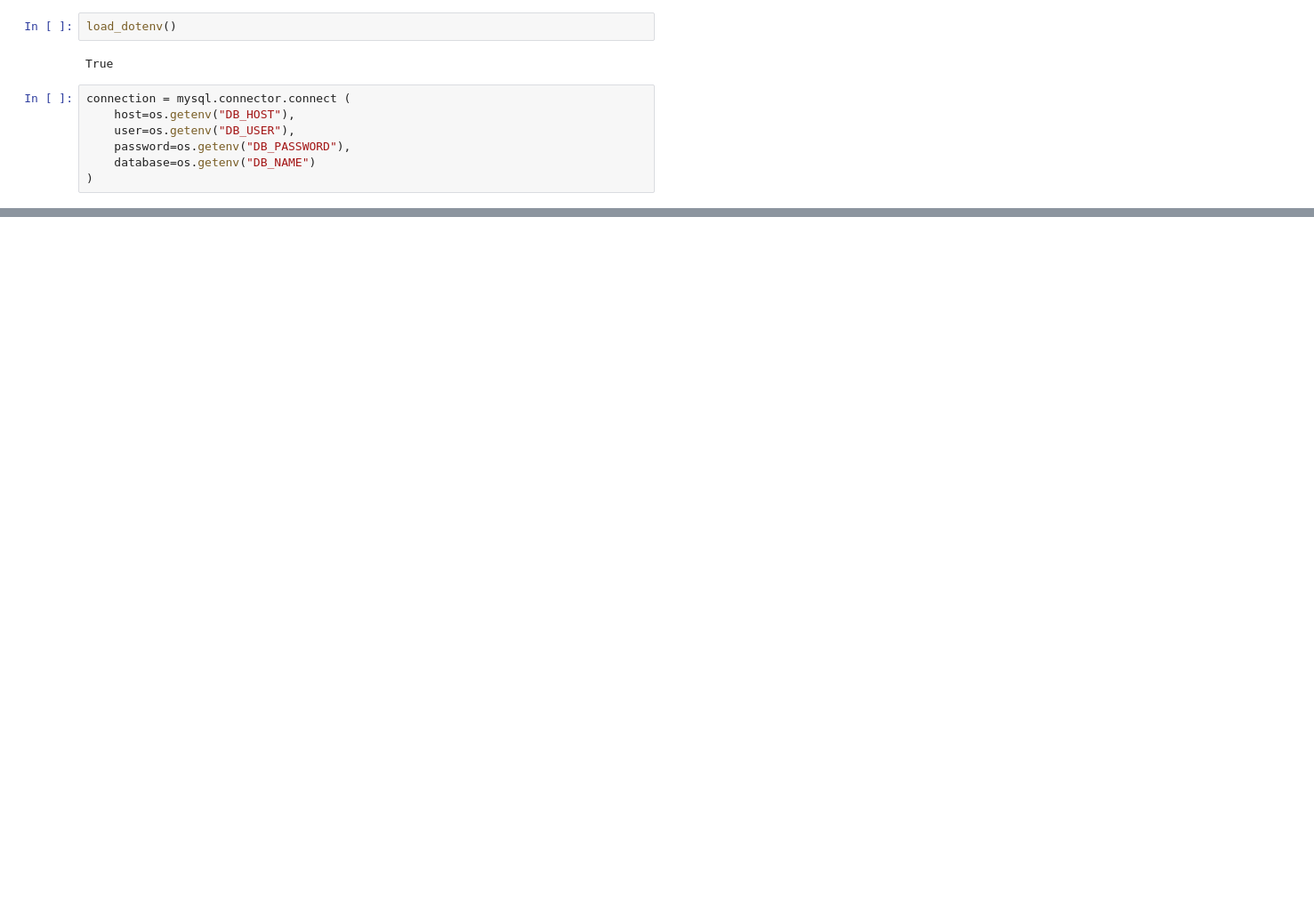
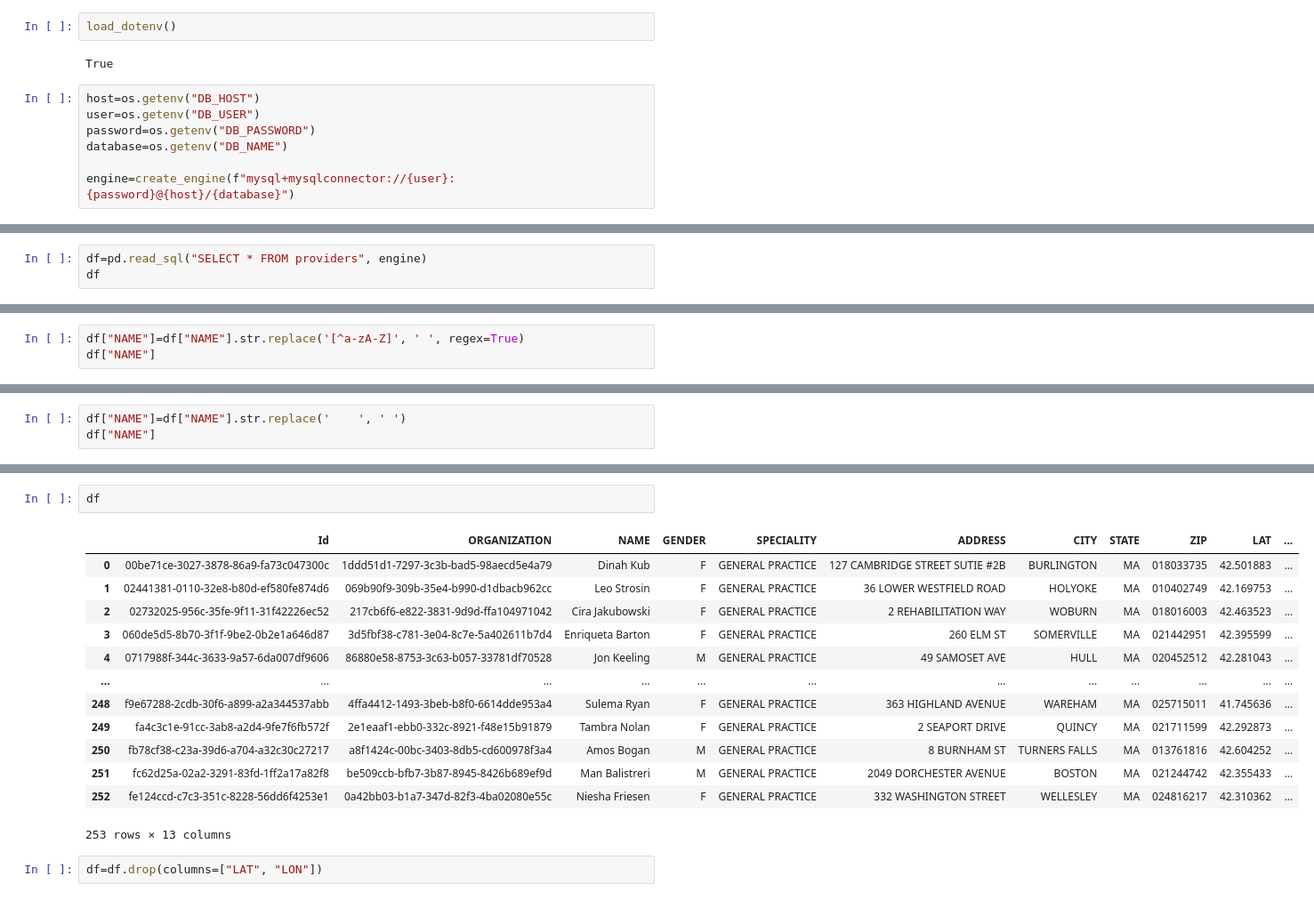
Before and after one commit to lunasiawebb/Tutorial-Learning, a Jupyter notebook: ehrdatacleaning.ipynb, the cells around one changed output, grey strips where cells are left out. Shown at 89% size. Drawn from its saved outputs; the diff is of its cells as text; blank space fills up the shorter version.

```diff
--- a/ehrdatacleaning.ipynb
+++ b/ehrdatacleaning.ipynb
@@ -9,9 +10,9 @@ load_dotenv()
 # %% [output]
 True
 # %%
-connection = mysql.connector.connect (
-    host=os.getenv("DB_HOST"),
-    user=os.getenv("DB_USER"),
-    password=os.getenv("DB_PASSWORD"),
-    database=os.getenv("DB_NAME")
-)
+host=os.getenv("DB_HOST")
+user=os.getenv("DB_USER")
+password=os.getenv("DB_PASSWORD")
+database=os.getenv("DB_NAME")
+
+engine=create_engine(f"mysql+mysqlconnector://{user}:{password}@{host}/{database}")
@@ -28,0 +19,3 @@ df=pd.read_sql("SELECT * FROM providers", connection)
+# %%
+df=pd.read_sql("SELECT * FROM providers", engine)
+df
@@ -28,0 +36,3 @@ df=pd.read_sql("SELECT * FROM providers", connection)
+# %%
+df["NAME"]=df["NAME"].str.replace('[^a-zA-Z]', ' ', regex=True)
+df["NAME"]
@@ -28,0 +52,3 @@ df=pd.read_sql("SELECT * FROM providers", connection)
+# %%
+df["NAME"]=df["NAME"].str.replace('    ', ' ')
+df["NAME"]
@@ -28,0 +68,18 @@ df=pd.read_sql("SELECT * FROM providers", connection)
+# %%
+df
+# %% [output]
+|  | Id | ORGANIZATION | NAME | GENDER | SPECIALITY | ADDRESS | CITY | STATE | ZIP | LAT | ... |
+| 0 | 00be71ce-3027-3878-86a9-fa73c047300c | 1ddd51d1-7297-3c3b-bad5-98aecd5e4a79 | Dinah Kub | F | GENERAL PRACTICE | 127 CAMBRIDGE STREET SUTIE #2B | BURLINGTON | MA | 018033735 | 42.501883 | ... |
+| 1 | 02441381-0110-32e8-b80d-ef580fe874d6 | 069b90f9-309b-35e4-b990-d1dbacb962cc | Leo Strosin | F | GENERAL PRACTICE | 36 LOWER WESTFIELD ROAD | HOLYOKE | MA | 010402749 | 42.169753 | ... |
+| 2 | 02732025-956c-35fe-9f11-31f42226ec52 | 217cb6f6-e822-3831-9d9d-ffa104971042 | Cira Jakubowski | F | GENERAL PRACTICE | 2 REHABILITATION WAY | WOBURN | MA | 018016003 | 42.463523 | ... |
+| 3 | 060de5d5-8b70-3f1f-9be2-0b2e1a646d87 | 3d5fbf38-c781-3e04-8c7e-5a402611b7d4 | Enriqueta Barton | F | GENERAL PRACTICE | 260 ELM ST | SOMERVILLE | MA | 021442951 | 42.395599 | ... |
+| 4 | 0717988f-344c-3633-9a57-6da007df9606 | 86880e58-8753-3c63-b057-33781df70528 | Jon Keeling | M | GENERAL PRACTICE | 49 SAMOSET AVE | HULL | MA | 020452512 | 42.281043 | ... |
+| ... | ... | ... | ... | ... | ... | ... | ... | ... | ... | ... | ... |
+| 248 | f9e67288-2cdb-30f6-a899-a2a344537abb | 4ffa4412-1493-3beb-b8f0-6614dde953a4 | Sulema Ryan | F | GENERAL PRACTICE | 363 HIGHLAND AVENUE | WAREHAM | MA | 025715011 | 41.745636 | ... |
+| 249 | fa4c3c1e-91cc-3ab8-a2d4-9fe7f6fb572f | 2e1eaaf1-ebb0-332c-8921-f48e15b91879 | Tambra Nolan | F | GENERAL PRACTICE | 2 SEAPORT DRIVE | QUINCY | MA | 021711599 | 42.292873 | ... |
+| 250 | fb78cf38-c23a-39d6-a704-a32c30c27217 | a8f1424c-00bc-3403-8db5-cd600978f3a4 | Amos Bogan | M | GENERAL PRACTICE | 8 BURNHAM ST | TURNERS FALLS | MA | 013761816 | 42.604252 | ... |
+| 251 | fc62d25a-02a2-3291-83fd-1ff2a17a82f8 | be509ccb-bfb7-3b87-8945-8426b689ef9d | Man Balistreri | M | GENERAL PRACTICE | 2049 DORCHESTER AVENUE | BOSTON | MA | 021244742 | 42.355433 | ... |
+| 252 | fe124ccd-c7c3-351c-8228-56dd6f4253e1 | 0a42bb03-b1a7-347d-82f3-4ba02080e55c | Niesha Friesen | F | GENERAL PRACTICE | 332 WASHINGTON STREET | WELLESLEY | MA | 024816217 | 42.310362 | ... |
+253 rows × 13 columns
+# %%
+df=df.drop(columns=["LAT", "LON"])
```
Also changed, not shown: parts of 10 cells of this notebook, 1 other file.
